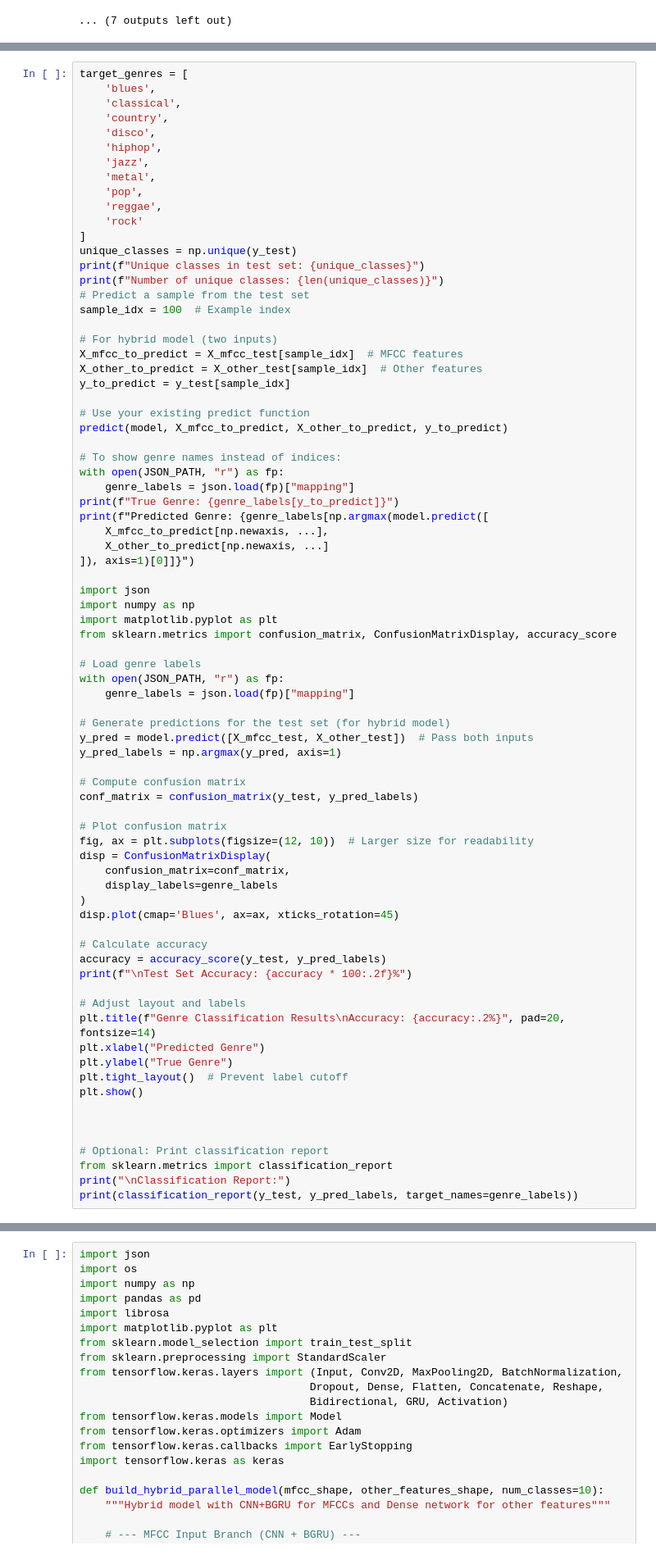
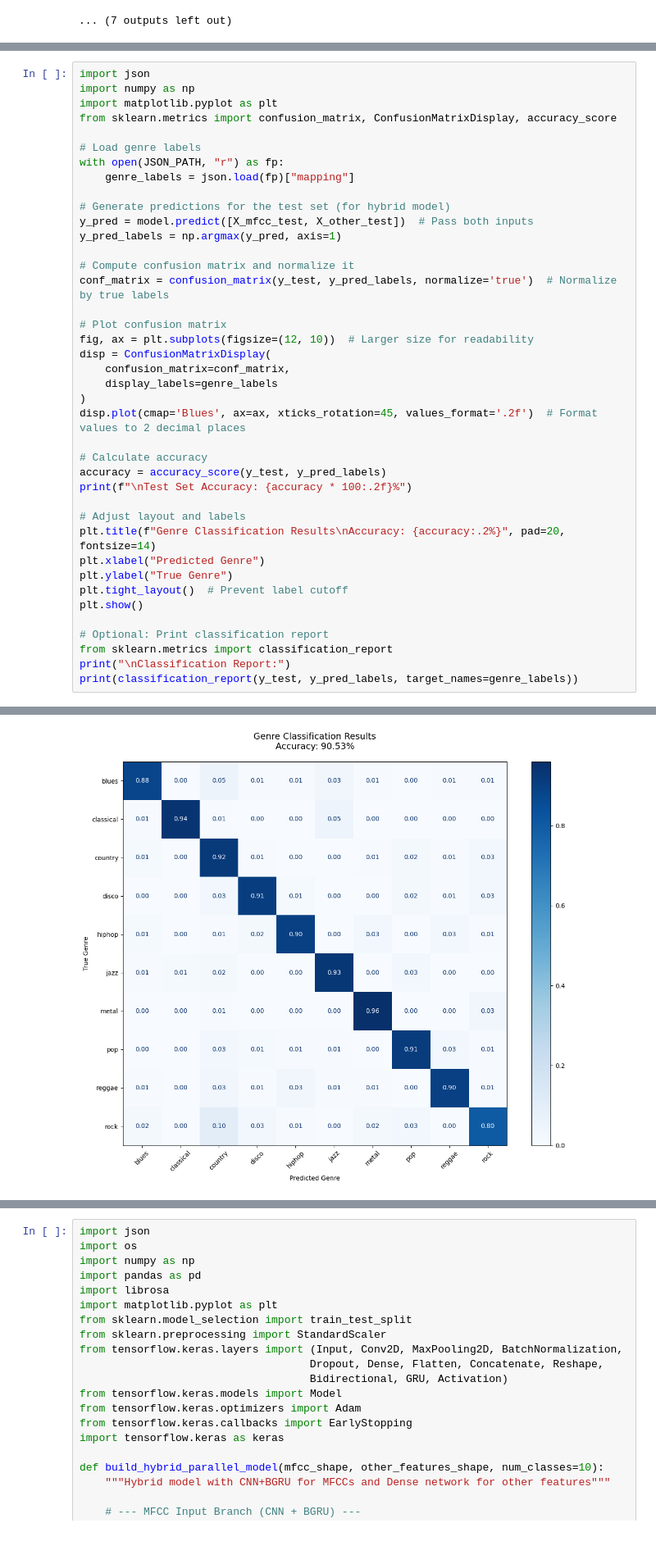
Before and after one commit to hassanjaber7/Music-Genre-Classification, a Jupyter notebook: CNN-PRCNN-MCLNN - GTZAN - 10 genres.ipynb, the cells around one changed output, grey strips where cells are left out. Shown: that part at 82% size. Saved outputs shown, nothing was run; the diff lists cells and outputs as text.

```diff
--- a/CNN-PRCNN-MCLNN - GTZAN - 10 genres.ipynb
+++ b/CNN-PRCNN-MCLNN - GTZAN - 10 genres.ipynb
@@ -650,39 +660,4 @@ Epoch 166/300
 # %%
-target_genres = [
-    'blues',
-    'classical',
-    'country',
-    'disco',
-    'hiphop',
-    'jazz',
-    'metal',
-    'pop',
-    'reggae',
-    'rock'
-]
-unique_classes = np.unique(y_test)
-print(f"Unique classes in test set: {unique_classes}")
-print(f"Number of unique classes: {len(unique_classes)}")
-# Predict a sample from the test set
-sample_idx = 100  # Example index
-
-# For hybrid model (two inputs)
-X_mfcc_to_predict = X_mfcc_test[sample_idx]  # MFCC features
-X_other_to_predict = X_other_test[sample_idx]  # Other features
-y_to_predict = y_test[sample_idx]
-
-# Use your existing predict function
-predict(model, X_mfcc_to_predict, X_other_to_predict, y_to_predict)
-
-# To show genre names instead of indices:
-with open(JSON_PATH, "r") as fp:
-    genre_labels = json.load(fp)["mapping"]
-print(f"True Genre: {genre_labels[y_to_predict]}")
-print(f"Predicted Genre: {genre_labels[np.argmax(model.predict([
-    X_mfcc_to_predict[np.newaxis, ...],
-    X_other_to_predict[np.newaxis, ...]
-]), axis=1)[0]]}")
-
 import json
 import numpy as np
 import matplotlib.pyplot as plt
@@ -696,8 +671,8 @@ with open(JSON_PATH, "r") as fp:
 y_pred = model.predict([X_mfcc_test, X_other_test])  # Pass both inputs
 y_pred_labels = np.argmax(y_pred, axis=1)
 
-# Compute confusion matrix
-conf_matrix = confusion_matrix(y_test, y_pred_labels)
+# Compute confusion matrix and normalize it
+conf_matrix = confusion_matrix(y_test, y_pred_labels, normalize='true')  # Normalize by true labels
 
 # Plot confusion matrix
 fig, ax = plt.subplots(figsize=(12, 10))  # Larger size for readability
@@ -705,7 +680,7 @@ disp = ConfusionMatrixDisplay(
     confusion_matrix=conf_matrix,
     display_labels=genre_labels
 )
-disp.plot(cmap='Blues', ax=ax, xticks_rotation=45)
+disp.plot(cmap='Blues', ax=ax, xticks_rotation=45, values_format='.2f')  # Format values to 2 decimal places
 
 # Calculate accuracy
 accuracy = accuracy_score(y_test, y_pred_labels)
@@ -718,9 +693,8 @@ plt.ylabel("True Genre")
 plt.tight_layout()  # Prevent label cutoff
 plt.show()
 
-
-
 # Optional: Print classification report
 from sklearn.metrics import classification_report
 print("\nClassification Report:")
 print(classification_report(y_test, y_pred_labels, target_names=genre_labels))
+# %% [output]
@@ -726,0 +704 @@ print(classification_report(y_test, y_pred_labels, target_names=genre_labels))
+[figure, added]
```
Also changed, not shown: parts of 3 cells of this notebook, 5 other files.
